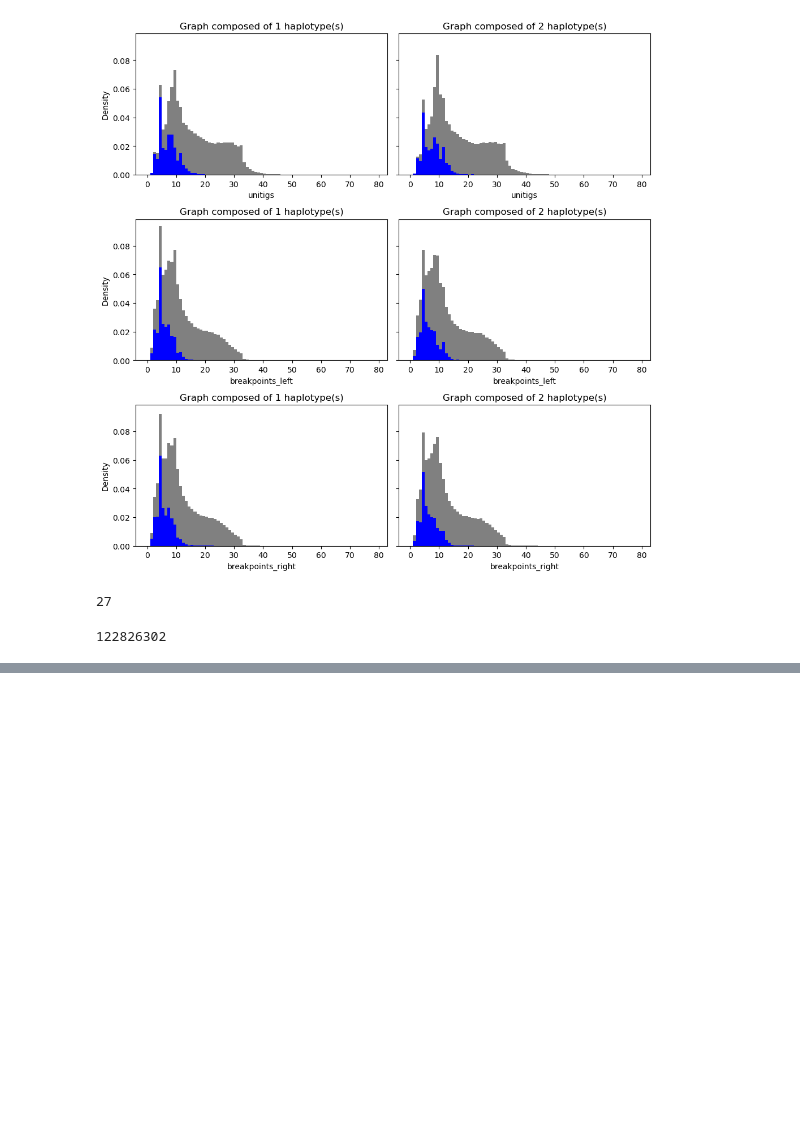
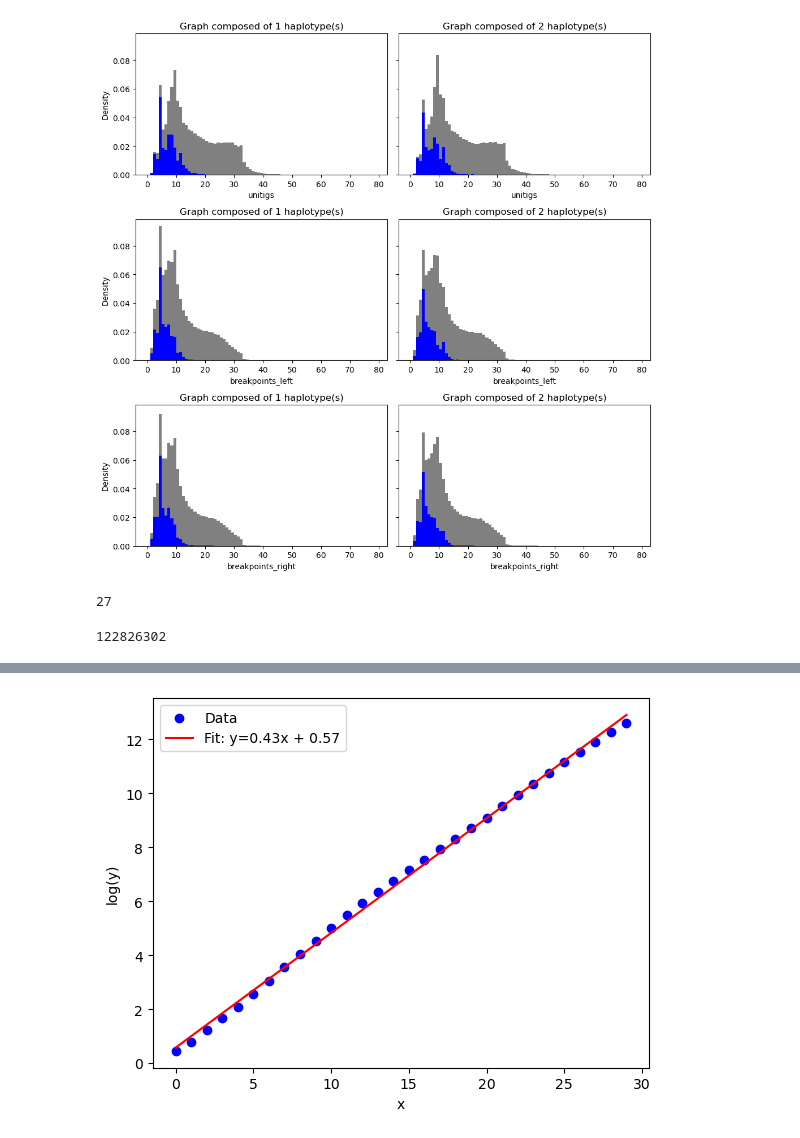
Before and after one commit to flopau76/dBG_project, a Jupyter notebook: data/notebook.ipynb, the cells around one changed output, grey strips where cells are left out. Saved outputs shown, nothing was run; the diff lists cells and outputs as text; code cells hidden in the pictures; blank space fills up the shorter version.

```diff
--- a/data/notebook.ipynb
+++ b/data/notebook.ipynb
@@ -132,0 +159,16 @@ int(bits_total)   # 123 Mb
+# %%
+from sklearn.linear_model import LinearRegression
+
+x = np.array(df.columns.astype(int)).reshape(-1, 1)
+y = np.array(np.log(df.mean().values))
+reg = LinearRegression().fit(x, y)
+reg.coef_, reg.intercept_
+
+plt.scatter(x, y, color='blue', label='Data')
+plt.plot(x, reg.predict(x), color='red', label=f'Fit: y={reg.coef_[0]:.2f}x + {reg.intercept_:.2f}')
+plt.xlabel('x')
+plt.ylabel('log(y)')
+plt.legend()
+plt.show()
+# %% [output]
+[figure, added]
```
Also changed, not shown: parts of 5 cells of this notebook, 4 other files.
